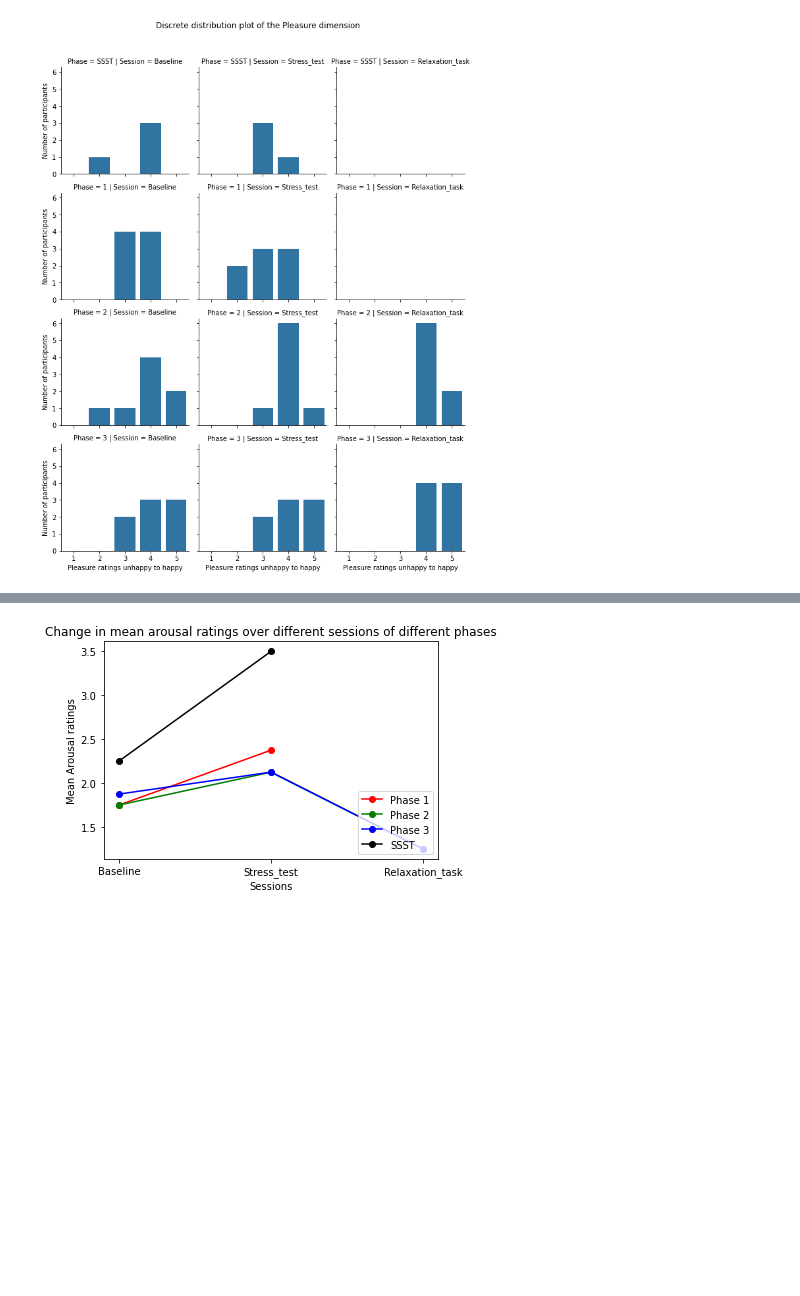
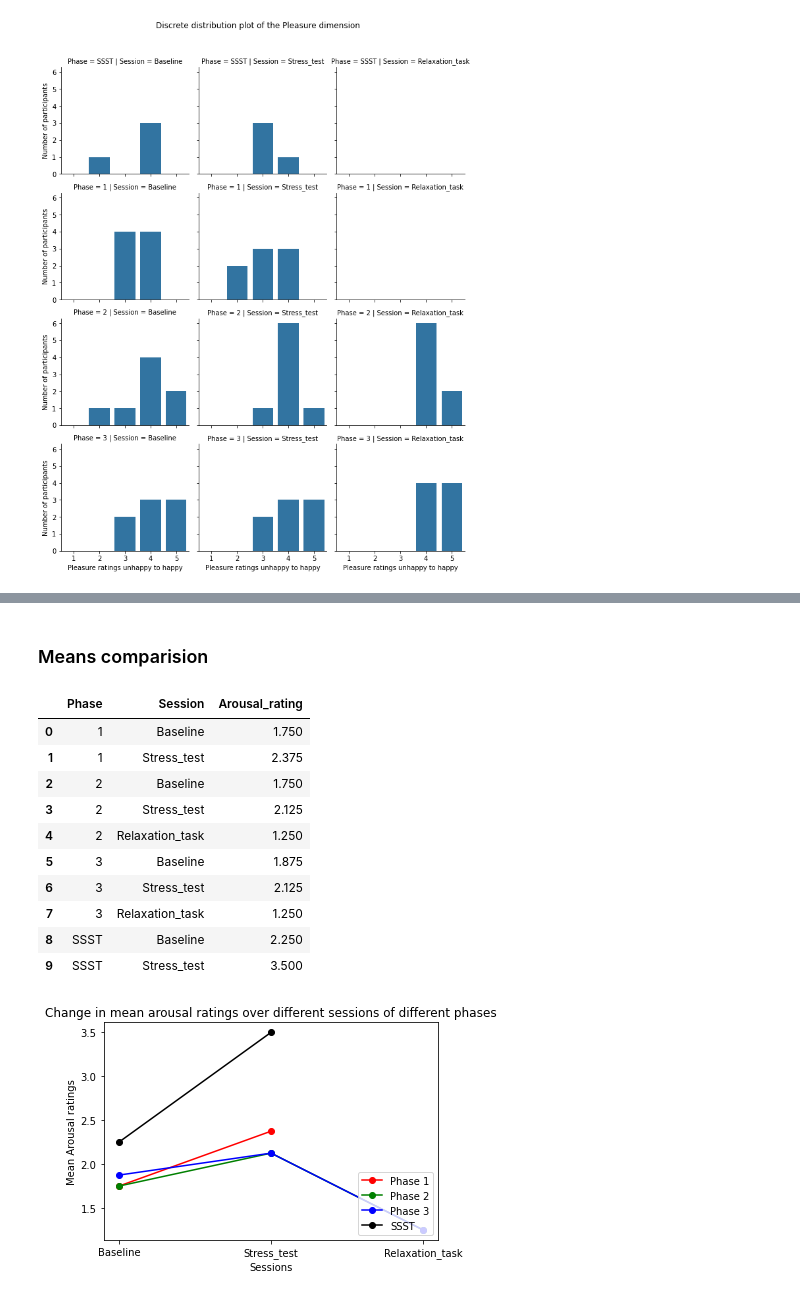
Before and after one commit to VaM999/Haptics_Stress_Eval, a Jupyter notebook: User_study_data_analysis/User_study_data_processing.ipynb, the cells around one changed output, grey strips where cells are left out. Drawn from its saved outputs; the diff is of its cells as text; code cells hidden in the pictures; blank space fills up the shorter version.

```diff
--- a/User_study_data_analysis/User_study_data_processing.ipynb
+++ b/User_study_data_analysis/User_study_data_processing.ipynb
@@ -606,6 +660,22 @@ Discrete distribution plot of the Pleasure dimension
+# %% [markdown]
+### Means comparision
 # %%
 x_df = combined_df.groupby(["Phase", "Session"]).mean().reindex(['Baseline', 'Stress_test', 'Relaxation_task'], level='Session').reset_index().drop(["ID", "Pleasure_rating"], 1)
 y_df = combined_df.groupby(["Phase", "Session"]).mean().reindex(['Baseline', 'Stress_test', 'Relaxation_task'], level='Session').reset_index().drop(["ID", "Arousal_rating"], 1)
+# %%
+x_df.head(20) # Testing how the data frame looks after grouping
+# %% [output]
+|  | Phase | Session | Arousal_rating |
+| 0 | 1 | Baseline | 1.750 |
+| 1 | 1 | Stress_test | 2.375 |
+| 2 | 2 | Baseline | 1.750 |
+| 3 | 2 | Stress_test | 2.125 |
+| 4 | 2 | Relaxation_task | 1.250 |
+| 5 | 3 | Baseline | 1.875 |
+| 6 | 3 | Stress_test | 2.125 |
+| 7 | 3 | Relaxation_task | 1.250 |
+| 8 | SSST | Baseline | 2.250 |
+| 9 | SSST | Stress_test | 3.500 |
 # %%
 # Plot that compares means of each SAM questionnaire's answers
 
```
Also changed, not shown: parts of 13 cells of this notebook.
